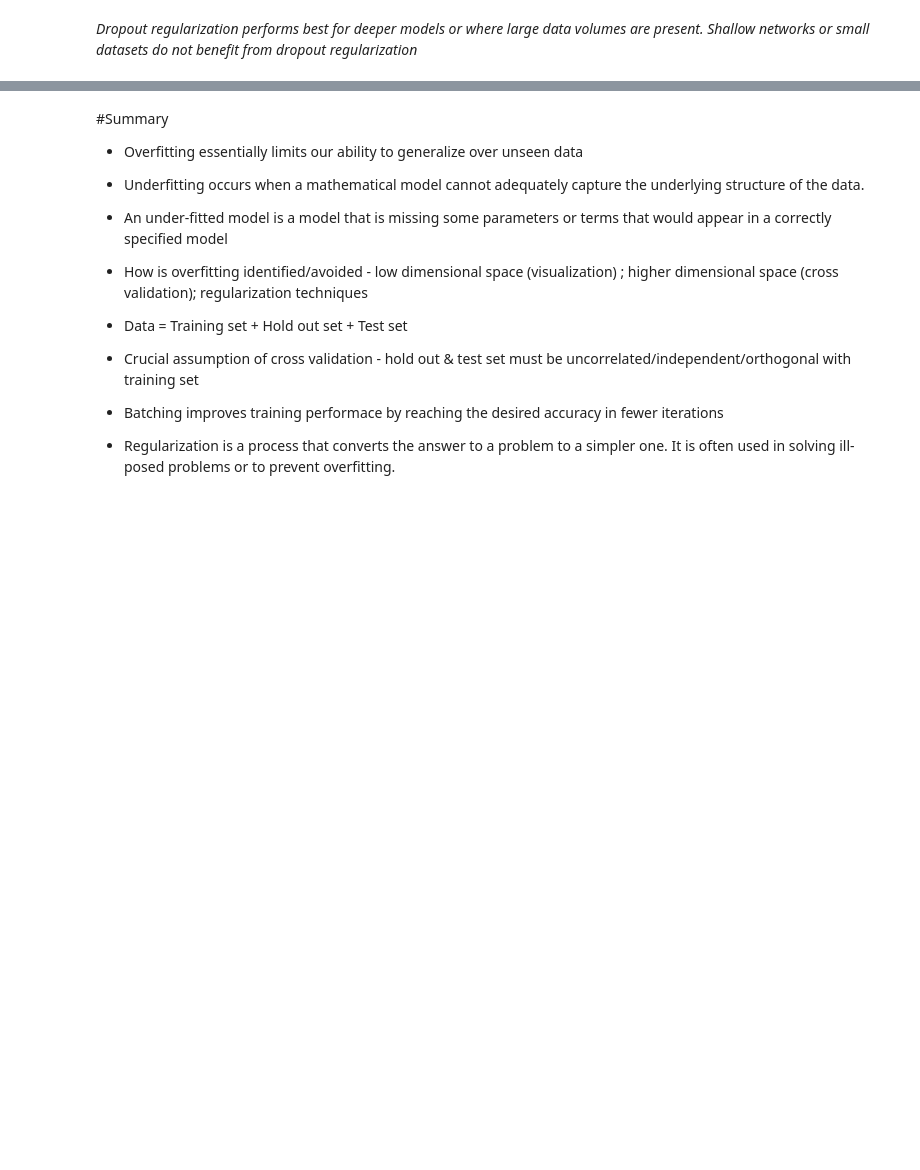
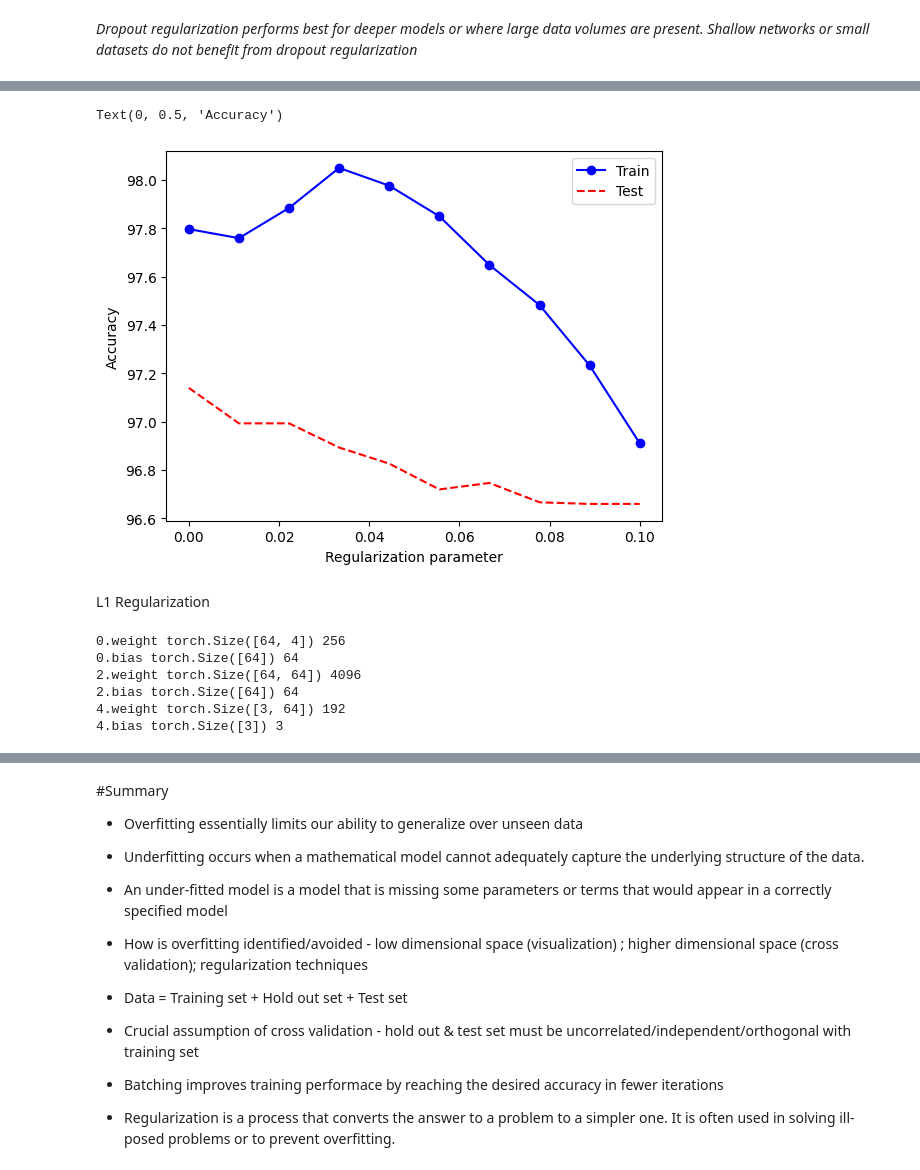
Before and after one commit to taruvaid/Fourier-Neural-Operators, a Jupyter notebook: Neural_Nets_Overfitting_&_Regularlization.ipynb, the cells around one changed output, grey strips where cells are left out. Drawn from its saved outputs; the diff is of its cells as text; code cells hidden in the pictures; blank space fills up the shorter version.

Commit message:
L1, L2 regularization

```diff
--- a/Neural_Nets_Overfitting_&_Regularlization.ipynb
+++ b/Neural_Nets_Overfitting_&_Regularlization.ipynb
@@ -988,0 +1182,11 @@ Text(0, 0.5, 'Train-test difference (acc%)')
+# %%
+plt.plot(l2lambdas,np.mean(trainAcc[:,500:],axis =1),"bo-")
+plt.plot(l2lambdas,np.mean(testAcc[:,500:],axis =1),"r--")
+plt.legend(["Train","Test"])
+plt.xlabel("Regularization parameter")
+plt.ylabel("Accuracy")
+# %% [output]
+Text(0, 0.5, 'Accuracy')
+[figure, added]
+# %% [markdown]
+L1 Regularization
@@ -988,0 +1196,10 @@ Text(0, 0.5, 'Train-test difference (acc%)')
+# %%
+for i in model.named_parameters():
+  print(i[0],i[1].shape,i[1].numel())
+# %% [output]
+0.weight torch.Size([64, 4]) 256
+0.bias torch.Size([64]) 64
+2.weight torch.Size([64, 64]) 4096
+2.bias torch.Size([64]) 64
+4.weight torch.Size([3, 64]) 192
+4.bias torch.Size([3]) 3
```
Also changed, not shown: parts of 17 cells of this notebook.
